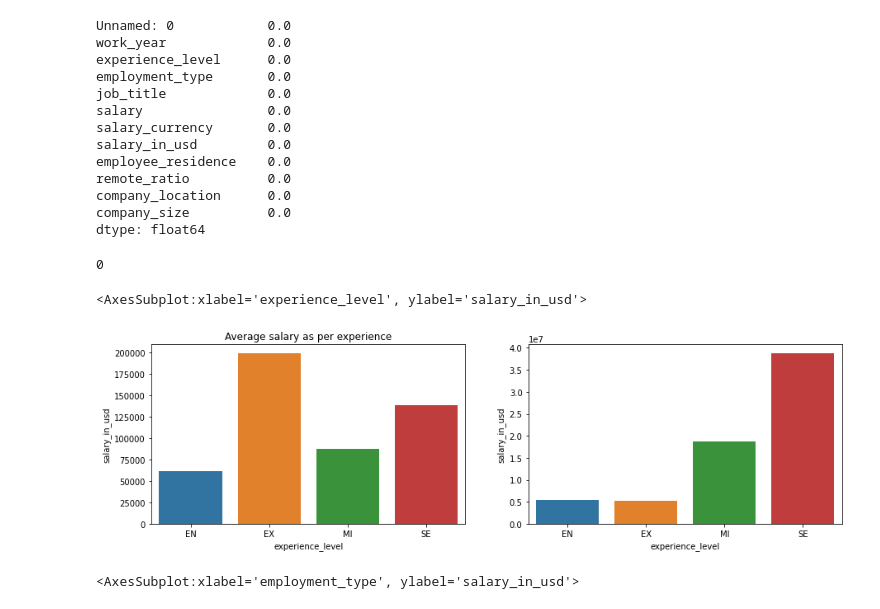
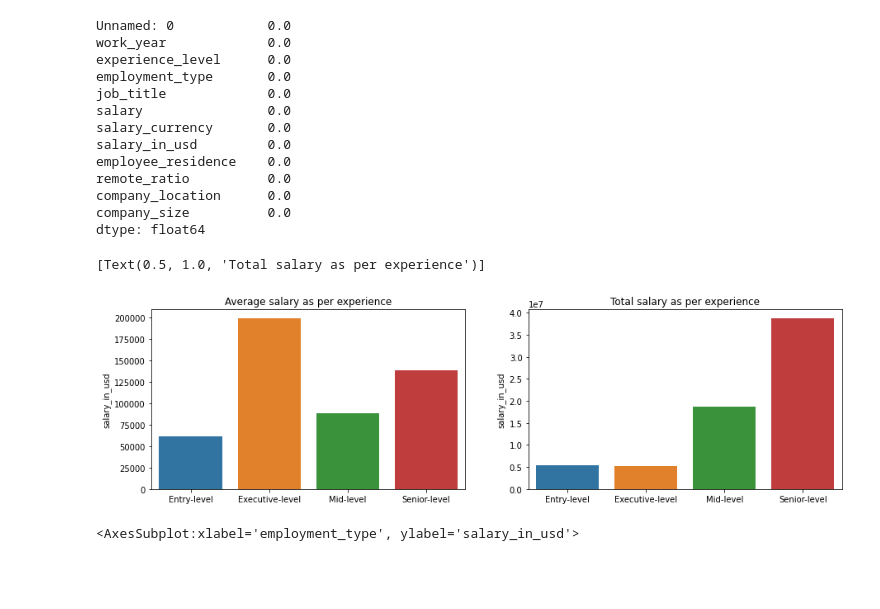
Before and after one commit to yuvraaj2002/Old_projects, a Jupyter notebook: DS job and salary prediction/DS_salaries_prediction.ipynb, the cells around one changed output. Drawn from its saved outputs; the diff is of its cells as text; code cells hidden in the pictures; blank space fills up the shorter version.

```diff
--- a/DS job and salary prediction/DS_salaries_prediction.ipynb
+++ b/DS job and salary prediction/DS_salaries_prediction.ipynb
@@ -71,26 +71,29 @@ remote_ratio          0.0
 company_location      0.0
 company_size          0.0
 dtype: float64
-# %%
-# Checking any duplicate values
-df.duplicated().sum()
-# %% [output]
-0
 # %%
 # Dropping some unnecessay columns from the dataframe
-df = df.drop(['Unnamed: 0','salary','salary_currency'],axis=1)
+df.drop(['Unnamed: 0','salary','salary_currency'],axis=1,inplace=True)
+# %%
+# Let's optimize the memory by using appropriate data types
+temp1 = df.select_dtypes(include=np.int64)
+temp1 = temp1.columns
+df[temp1] = df[temp1].astype(np.int32)
 # %%
 # Salary as per the exerience
 fig, ax = plt.subplots(1, 2, figsize=(15, 4))
 
 salary_exp_mean = df.groupby('experience_level')['salary_in_usd'].mean()
-sns.barplot(x = salary_exp_mean.index , y = salary_exp_mean,ax = ax[0]).set(title='Average salary as per experience')
+exp_level_index = ['Entry-level','Executive-level','Mid-level','Senior-level']
+sns.barplot(x = exp_level_index , y = salary_exp_mean,ax = ax[0])
+ax[0].set(title='Average salary as per experience')
 
 salary_exp_sum = df.groupby('experience_level')['salary_in_usd'].sum()
-sns.barplot(x = salary_exp_sum.index , y = salary_exp_sum,ax = ax[1])
+sns.barplot(x = exp_level_index , y = salary_exp_sum,ax = ax[1])
+ax[1].set(title='Total salary as per experience')
 # %% [output]
-<AxesSubplot:xlabel='experience_level', ylabel='salary_in_usd'>
+[Text(0.5, 1.0, 'Total salary as per experience')]
-[figure, old version]
+[figure, new version]
 # %%
 # Salary as per the exerience : PT Part-time FT Full-time CT Contract FL Freelance
 fig, ax = plt.subplots(1, 2, figsize=(15, 4))
```
Also changed, not shown: parts of 8 cells of this notebook.
